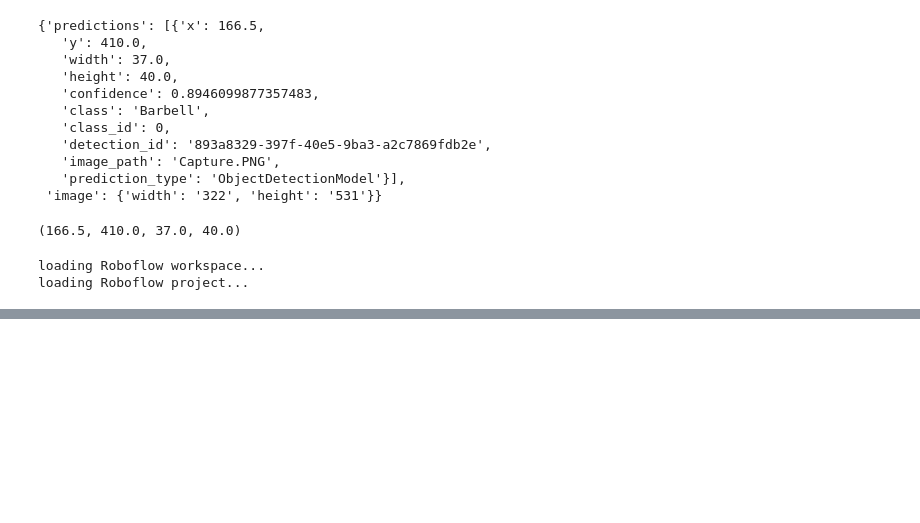
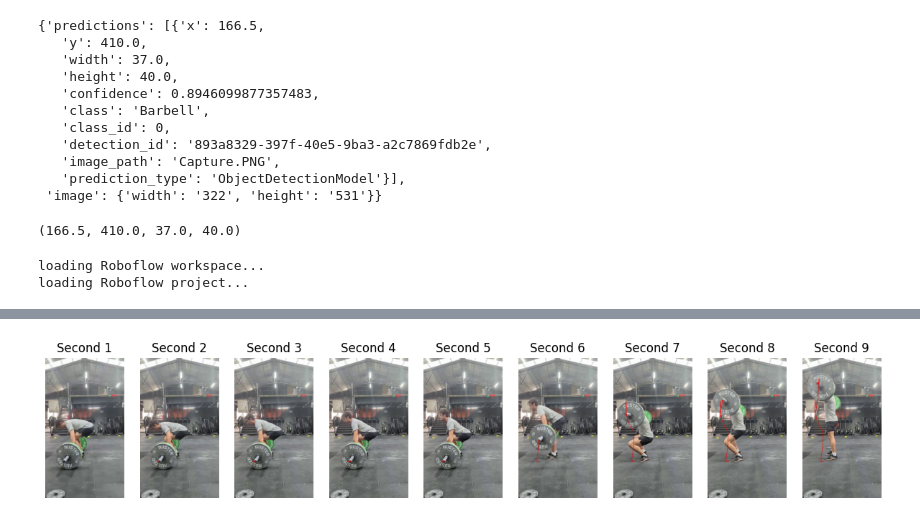
Before and after one commit to cmurga95/sports-performance, a Jupyter notebook: bar-path-analysis/roboflow-trained.ipynb, the cells around one changed output, grey strips where cells are left out. Saved outputs shown, nothing was run; the diff lists cells and outputs as text; code cells hidden in the pictures; blank space fills up the shorter version.

```diff
--- a/bar-path-analysis/roboflow-trained.ipynb
+++ b/bar-path-analysis/roboflow-trained.ipynb
@@ -233,0 +313,20 @@ cv2.destroyAllWindows()
+# %%
+import os
+from matplotlib.image import imread
+import matplotlib.pyplot as plt
+
+img_folder = "showcase_imgs"
+img_files = os.listdir("showcase_imgs")
+
+fig, axes = plt.subplots(1, len(img_files), figsize = (15, 5))
+
+# Plot each image in the timeline
+for i, image_file in enumerate(img_files):
+    # Load and plot image
+    image_path = os.path.join(img_folder, image_file)
+    image = imread(image_path)
+    axes[i].imshow(image)
+    axes[i].axis('off')
+    axes[i].set_title(f'Second {i + 1}')
+# %% [output]
+[figure, added]
```
Also changed, not shown: parts of 8 cells of this notebook, 14 other files.
